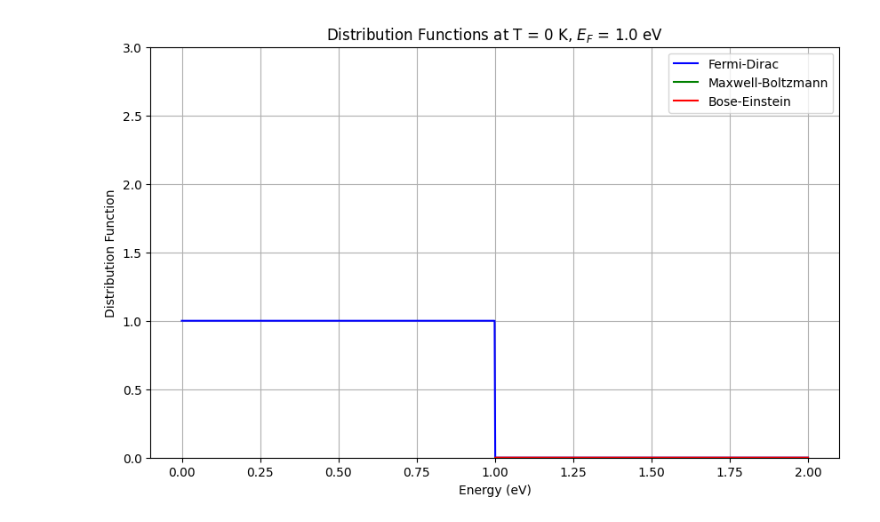
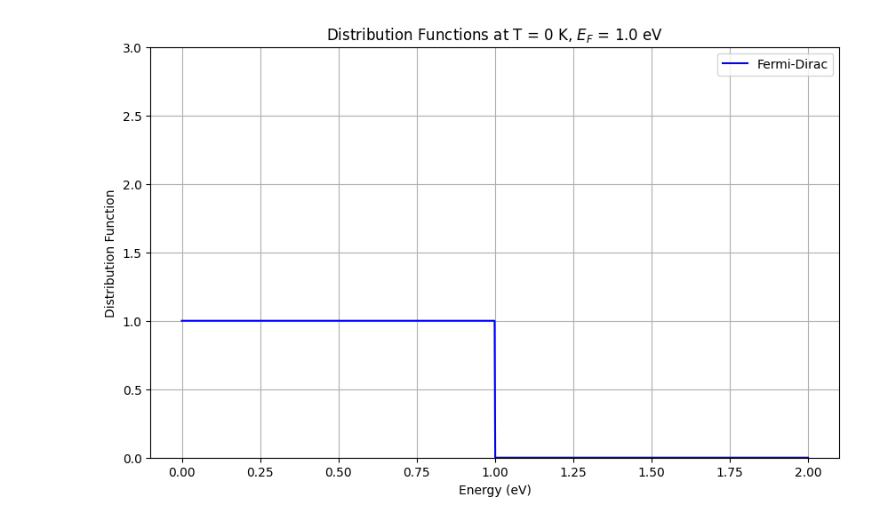
Before and after one commit to OJB-Quantum/Maxwell-Boltzmann-Distribution, a Jupyter notebook: particle_statitics.ipynb, the cells around one changed output. Saved outputs shown, nothing was run; the diff lists cells and outputs as text; code cells hidden in the pictures.

```diff
--- a/particle_statitics.ipynb
+++ b/particle_statitics.ipynb
@@ -35,23 +35,23 @@ be_distribution = bose_einstein(energy, T)
 # %%
 # Plot distributions
 plt.figure(figsize=(10, 6))
 plt.plot(energy, fd_distribution, label='Fermi-Dirac', color='blue')
-plt.plot(energy, mb_distribution, label='Maxwell-Boltzmann', color='green')
-plt.plot(energy, be_distribution, label='Bose-Einstein', color='red')
+# plt.plot(energy, mb_distribution, label='Maxwell-Boltzmann', color='green')
+# plt.plot(energy, be_distribution, label='Bose-Einstein', color='red')
 
 # Labels and Title
 plt.xlabel('Energy (eV)')
 plt.ylabel('Distribution Function')
 plt.title(f'Distribution Functions at T = {T} K, $E_F$ = {E_F} eV')
 plt.legend()
 
 # Set y-axis limits from 0 to 3
 plt.ylim(0, 3)
 # Show plot
 plt.grid(True)
 plt.show()
 # %% [output]
-[figure, old version]
+[figure, new version]
 # %%
 # Constants
 k_B = 8.617333262145e-5  # Boltzmann constant in eV/K
```
Also changed, not shown: parts of 5 cells of this notebook.
